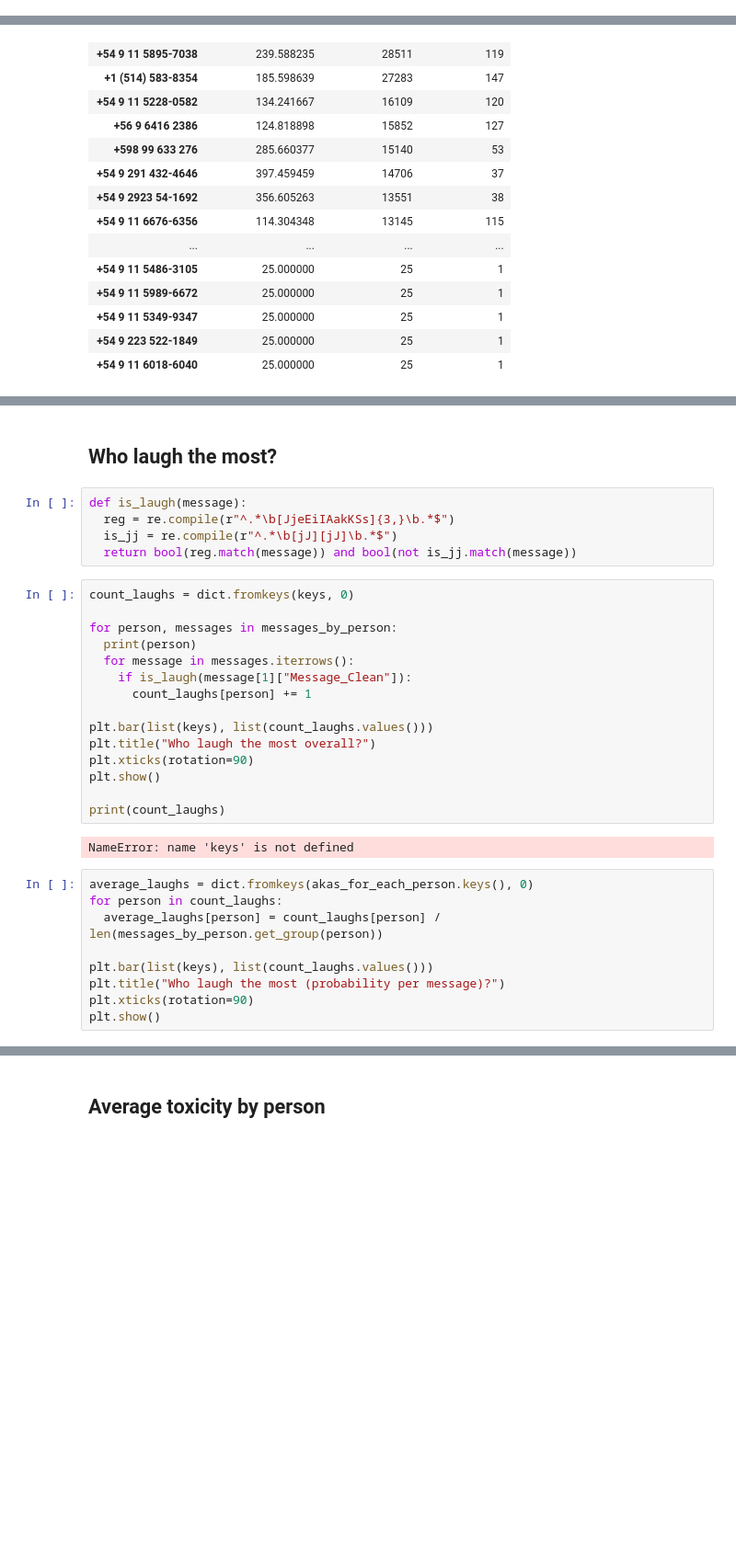
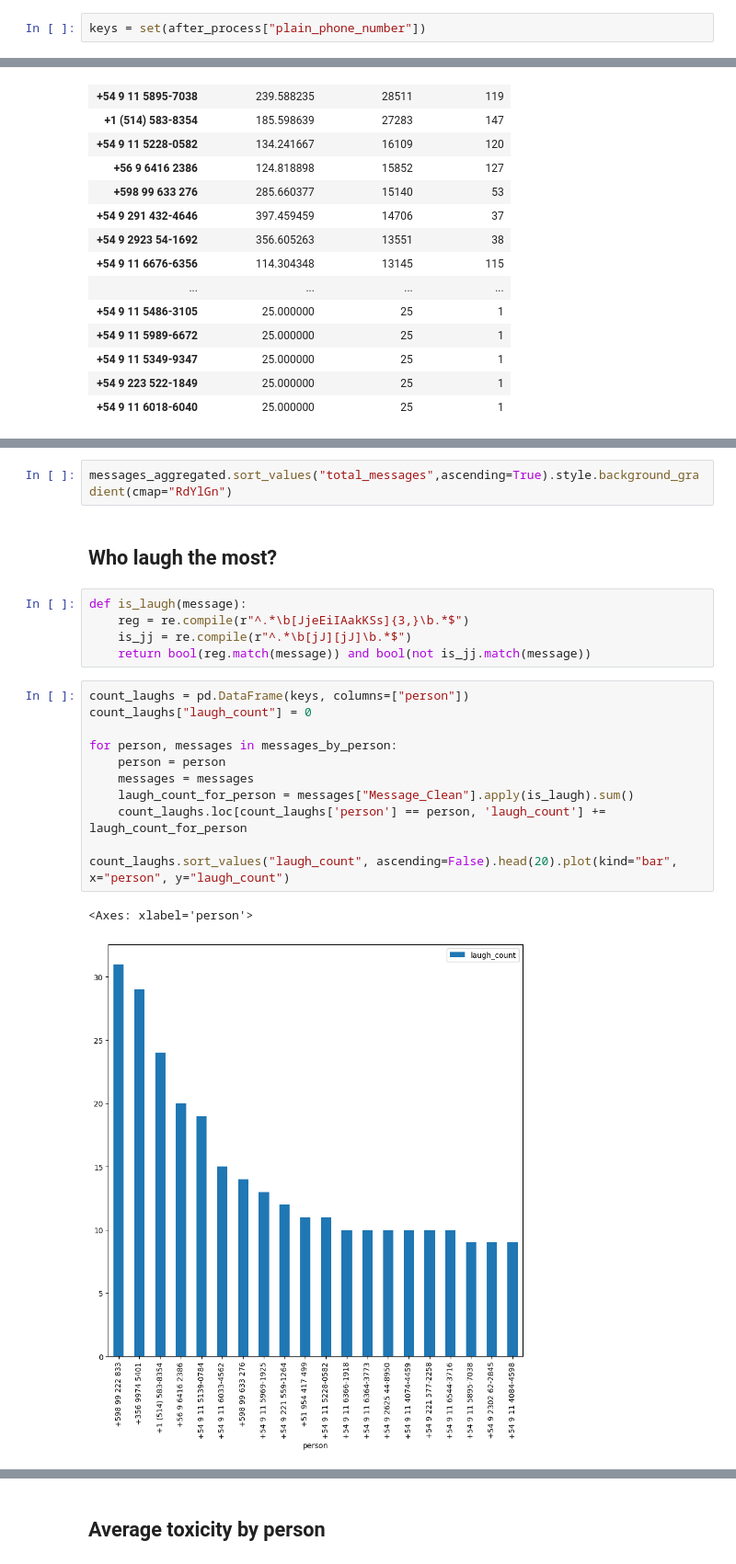
Before and after one commit to JuanJou/WhatsappAnalyzer, a Jupyter notebook: WhatsappAnalyzerPandas.ipynb, the cells around one changed output, grey strips where cells are left out. Shown at 92% size. Drawn from its saved outputs; the diff is of its cells as text; blank space fills up the shorter version.

```diff
--- a/WhatsappAnalyzerPandas.ipynb
+++ b/WhatsappAnalyzerPandas.ipynb
@@ -106,0 +119,2 @@ first_interaction_for_each_person = after_process.groupby("plain_phone_number").
+# %%
+keys = set(after_process["plain_phone_number"])
@@ -366,33 +270,23 @@ messages_aggregated.sort_values("total_char_length",ascending=False).style.backg
+# %%
+messages_aggregated.sort_values("total_messages",ascending=True).style.background_gradient(cmap="RdYlGn")
 # %% [markdown]
 ## Who laugh the most?
 # %%
 def is_laugh(message):
-  reg = re.compile(r"^.*\b[JjeEiIAakKSs]{3,}\b.*$")
-  is_jj = re.compile(r"^.*\b[jJ][jJ]\b.*$")
-  return bool(reg.match(message)) and bool(not is_jj.match(message))
+    reg = re.compile(r"^.*\b[JjeEiIAakKSs]{3,}\b.*$")
+    is_jj = re.compile(r"^.*\b[jJ][jJ]\b.*$")
+    return bool(reg.match(message)) and bool(not is_jj.match(message))
-# %%
-count_laughs = dict.fromkeys(keys, 0)
-
-for person, messages in messages_by_person:
-  print(person)
-  for message in messages.iterrows():
-    if is_laugh(message[1]["Message_Clean"]):
-      count_laughs[person] += 1
-
-plt.bar(list(keys), list(count_laughs.values()))
-plt.title("Who laugh the most overall?")
-plt.xticks(rotation=90)
-plt.show()
-
-print(count_laughs)
-# %% [output]
-NameError: name 'keys' is not defined
-# %%
-average_laughs = dict.fromkeys(akas_for_each_person.keys(), 0)
-for person in count_laughs:
-  average_laughs[person] = count_laughs[person] / len(messages_by_person.get_group(person))
-
-plt.bar(list(keys), list(count_laughs.values()))
-plt.title("Who laugh the most (probability per message)?")
-plt.xticks(rotation=90)
-plt.show()
+# %%
+count_laughs = pd.DataFrame(keys, columns=["person"])
+count_laughs["laugh_count"] = 0
+
+for person, messages in messages_by_person:
+    person = person
+    messages = messages
+    laugh_count_for_person = messages["Message_Clean"].apply(is_laugh).sum()
+    count_laughs.loc[count_laughs['person'] == person, 'laugh_count'] += laugh_count_for_person
+
+count_laughs.sort_values("laugh_count", ascending=False).head(20).plot(kind="bar", x="person", y="laugh_count")
+# %% [output]
+<Axes: xlabel='person'>
+[figure, added]
```
Also changed, not shown: parts of 48 cells of this notebook.
